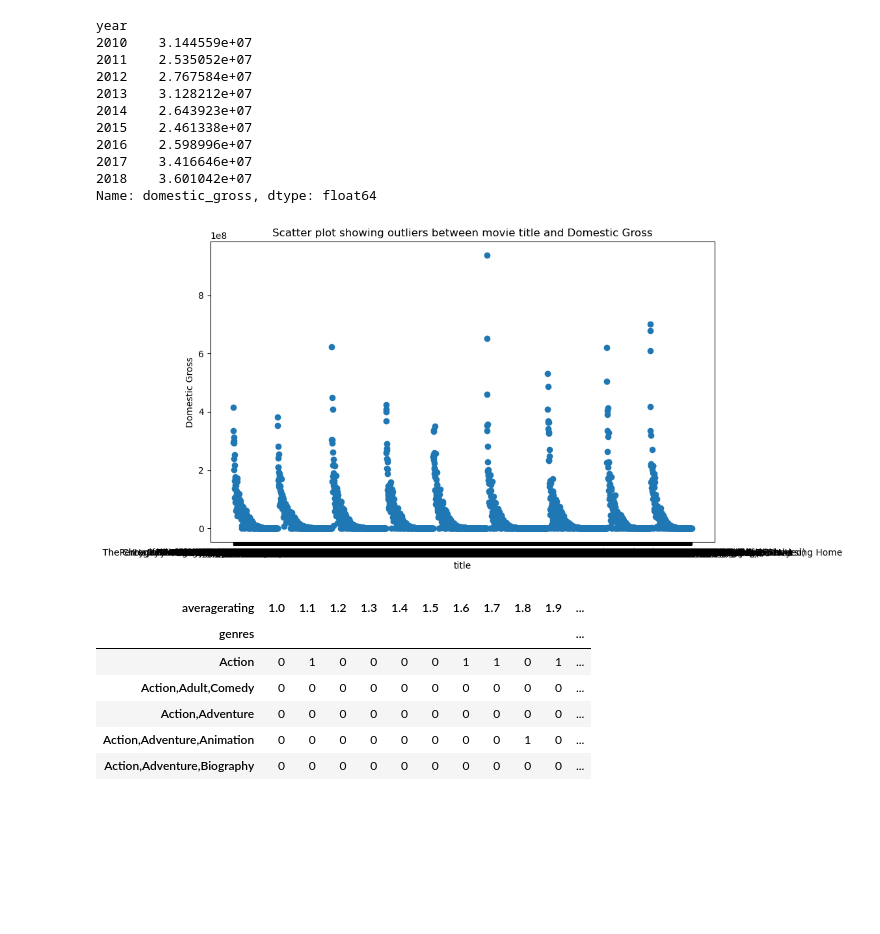
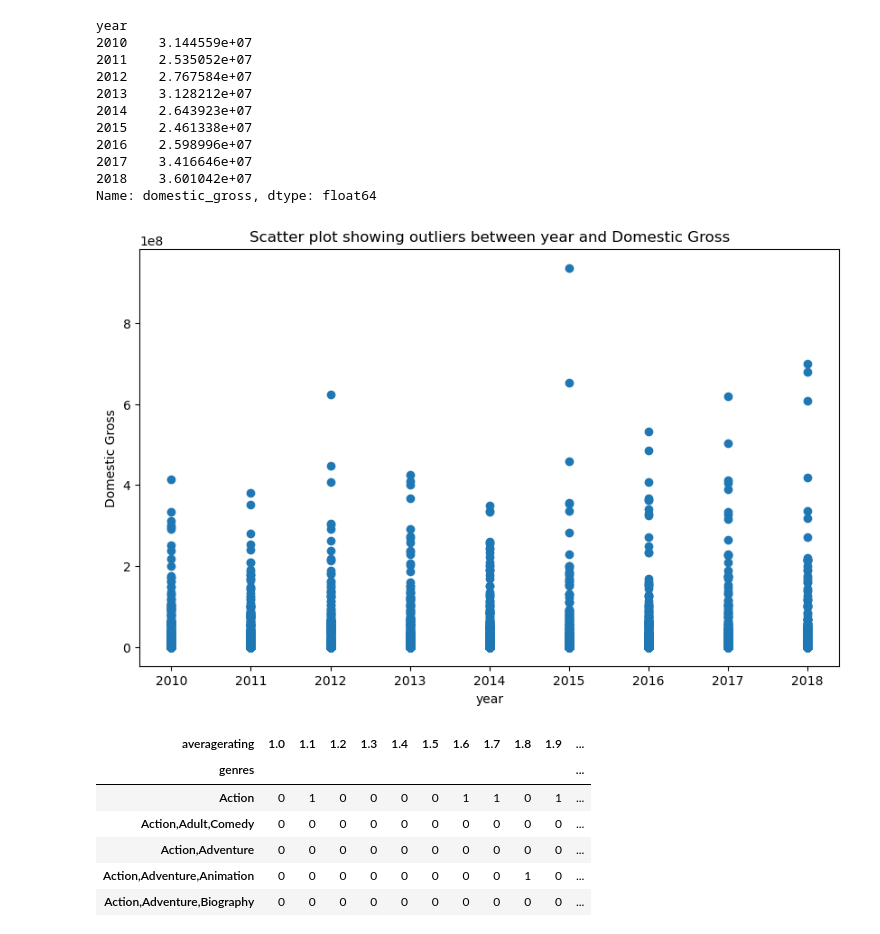
Before and after one commit to FionaNalianya/Microsoft-Movie, a Jupyter notebook: notebook.ipynb, the cells around one changed output. Cells and saved outputs as stored; diff of their text form; code cells hidden in the pictures; blank space fills up the shorter version.

Commit message:
Updated plots

```diff
--- a/notebook.ipynb
+++ b/notebook.ipynb
@@ -553,13 +570,13 @@ Name: domestic_gross, dtype: float64
 # %%
 # checking for outliers in bom via scatter plot
 plt.figure(figsize=(10, 6))
-plt.scatter(bom['title'], bom['domestic_gross'])
-plt.xlabel('title')
+plt.scatter(bom['year'], bom['domestic_gross'])
+plt.xlabel('year')
 plt.ylabel('Domestic Gross')
-plt.title('Scatter plot showing outliers between movie title and Domestic Gross')
+plt.title('Scatter plot showing outliers between year and Domestic Gross')
 plt.show()
 # %% [output]
-[figure, old version]
+[figure, new version]
 # %%
 # checking each genre of movie and their respective average rating
 pd.crosstab(title_basics_ratings.genres, title_basics_ratings.averagerating)
```
Also changed, not shown: parts of 14 cells of this notebook.
